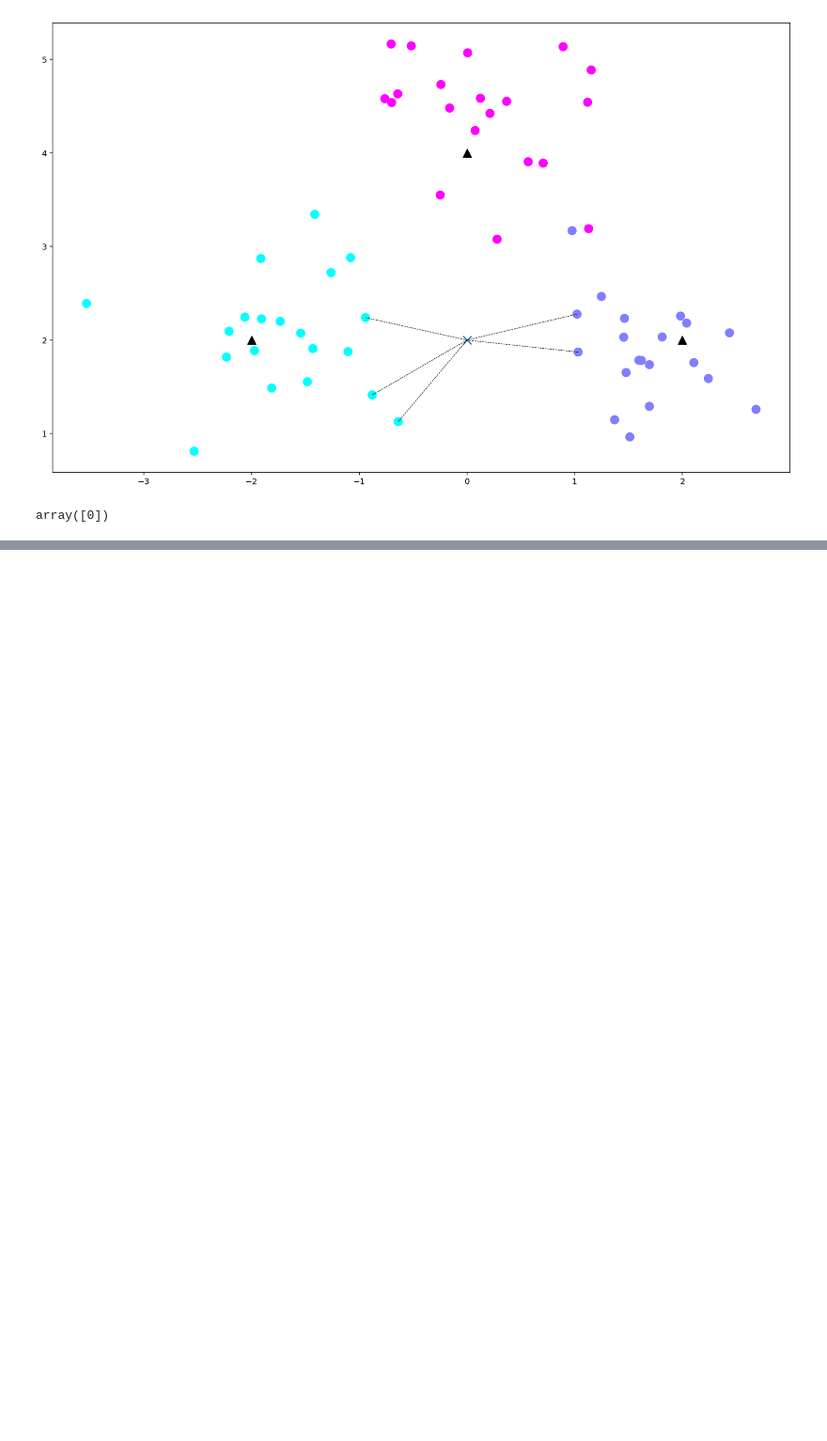
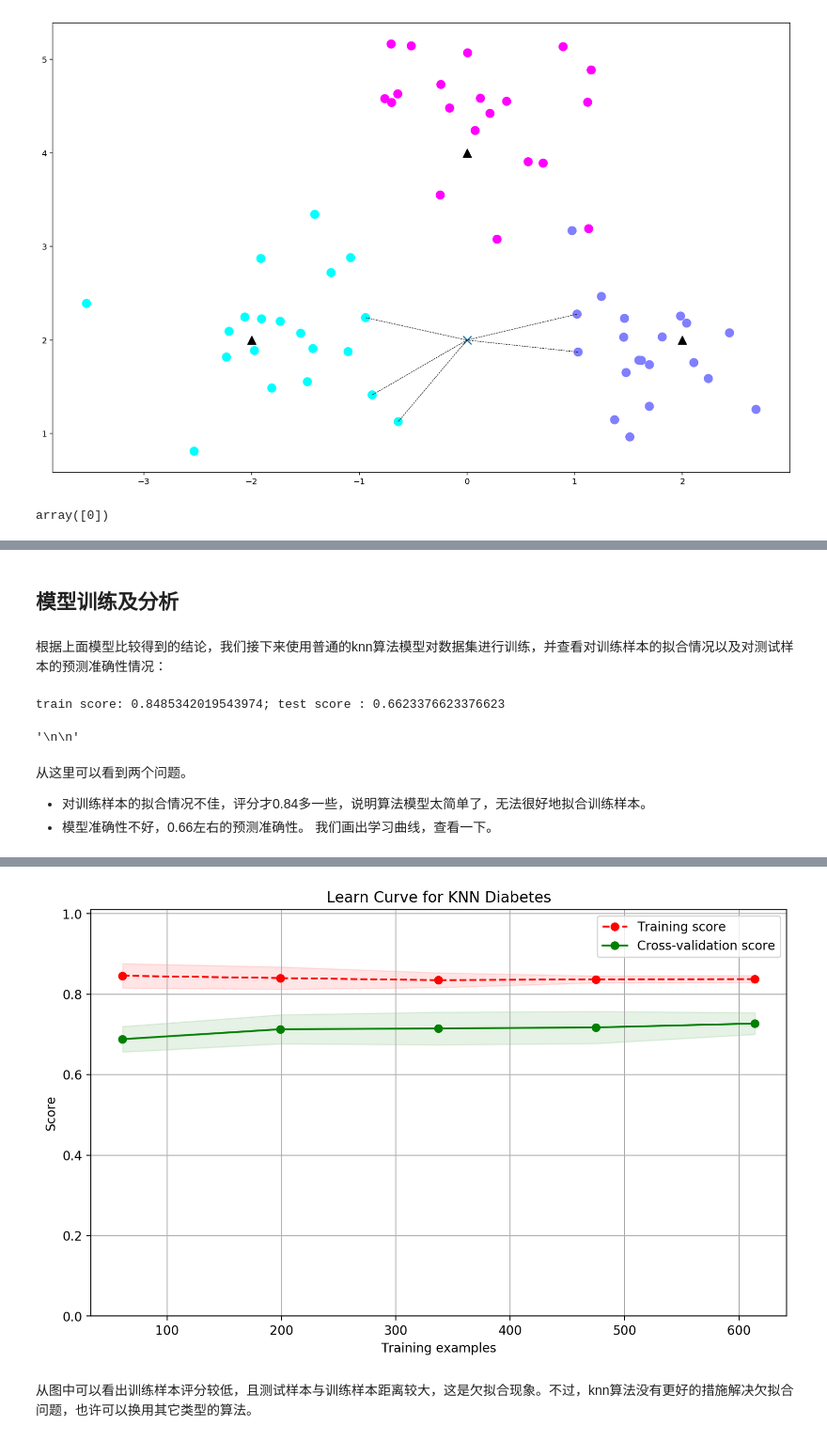
Before and after one commit to DearJaquan/SougouLab, a Jupyter notebook: knn.ipynb, the cells around one changed output, grey strips where cells are left out. Shown at 94% size. Saved outputs shown, nothing was run; the diff lists cells and outputs as text; code cells hidden in the pictures; blank space fills up the shorter version.

```diff
--- a/knn.ipynb
+++ b/knn.ipynb
@@ -63,0 +129,5 @@ array([0])
+# %%
+import pandas as pd
+data = pd.read_csv('Corpus/pima-indians-diabetes/diabetes.csv')
+print('dataset shape {}'.format(data.shape))
+data.info()
@@ -63,0 +187,7 @@ array([0])
+# %%
+X = data.iloc[:, 0:8]
+Y = data.iloc[:, 8]
+print('shape of X {}, shape of Y {}'.format(X.shape, Y.shape))
+
+from sklearn.model_selection import train_test_split
+X_train, X_test, Y_train,Y_test = train_test_split(X, Y, test_size=0.2)
@@ -63,0 +257,22 @@ array([0])
+# %% [markdown]
+## 模型训练及分析
+# %% [markdown]
+根据上面模型比较得到的结论，我们接下来使用普通的knn算法模型对数据集进行训练，并查看对训练样本的拟合情况以及对测试样本的预测准确性情况：
+# %%
+knn = KNeighborsClassifier(n_neighbors=2)
+knn.fit(X_train, Y_train)
+train_score = knn.score(X_train, Y_train)
+test_score = knn.score(X_test, Y_test)
+print('train score: {}; test score : {}'.format(train_score, test_score))
+
+"""
+train score: 0.8485342019543974; test score : 0.6623376623376623
+"""
+# %% [output]
+train score: 0.8485342019543974; test score : 0.6623376623376623
+'\n\n'
+# %% [markdown]
+从这里可以看到两个问题。
+- 对训练样本的拟合情况不佳，评分才0.84多一些，说明算法模型太简单了，无法很好地拟合训练样本。
+- 模型准确性不好，0.66左右的预测准确性。
+我们画出学习曲线，查看一下。
@@ -63,0 +351,8 @@ array([0])
+# %%
+from sklearn.model_selection import ShuffleSplit
+
+knn = KNeighborsClassifier(n_neighbors=2)
+cv = ShuffleSplit(n_splits=10, test_size=0.2, random_state=0)
+plt.figure(figsize=(10,6), dpi=200)
+plot_learning_curve(plt, knn, 'Learn Curve for KNN Diabetes', X, Y, ylim=(0.0, 1.01), cv=cv)
+# %% [output]
@@ -63,0 +360,3 @@ array([0])
+[figure, added]
+# %% [markdown]
+从图中可以看出训练样本评分较低，且测试样本与训练样本距离较大，这是欠拟合现象。不过，knn算法没有更好的措施解决欠拟合问题，也许可以换用其它类型的算法。
```
Also changed, not shown: parts of 28 cells of this notebook, 2 other files.
